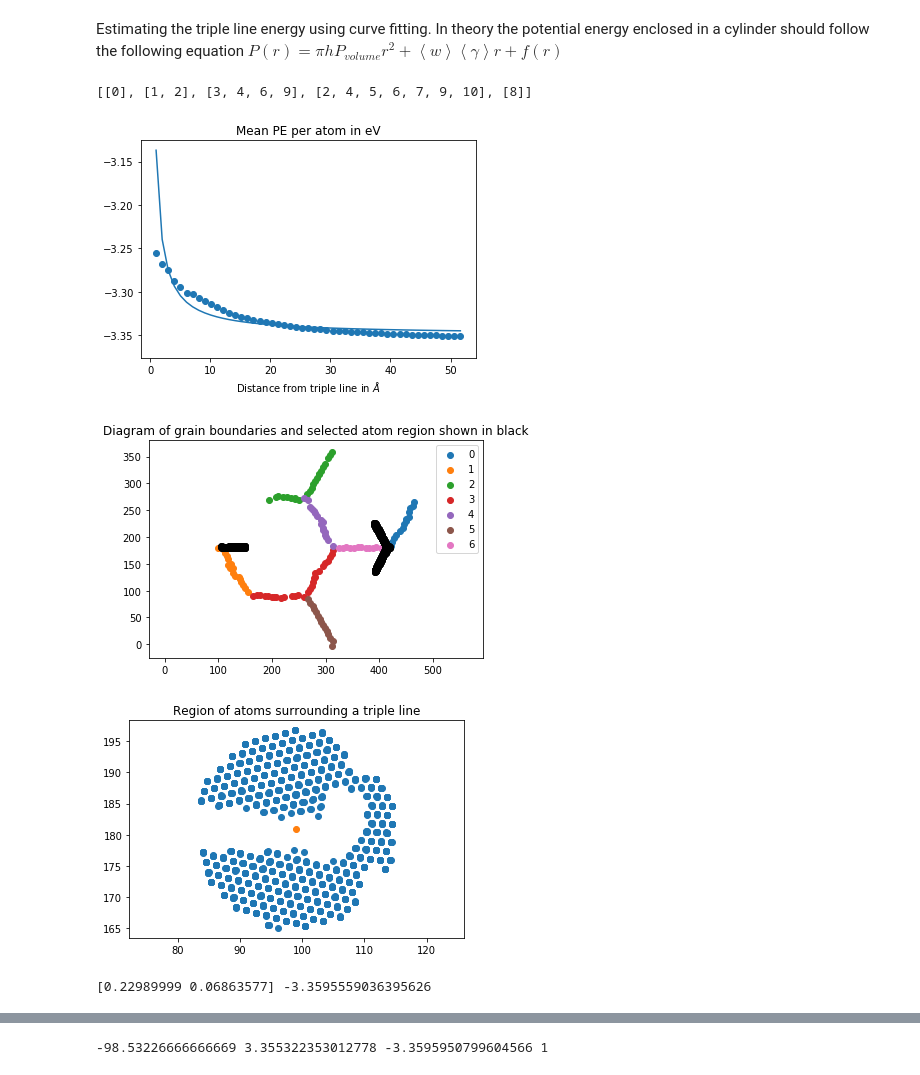
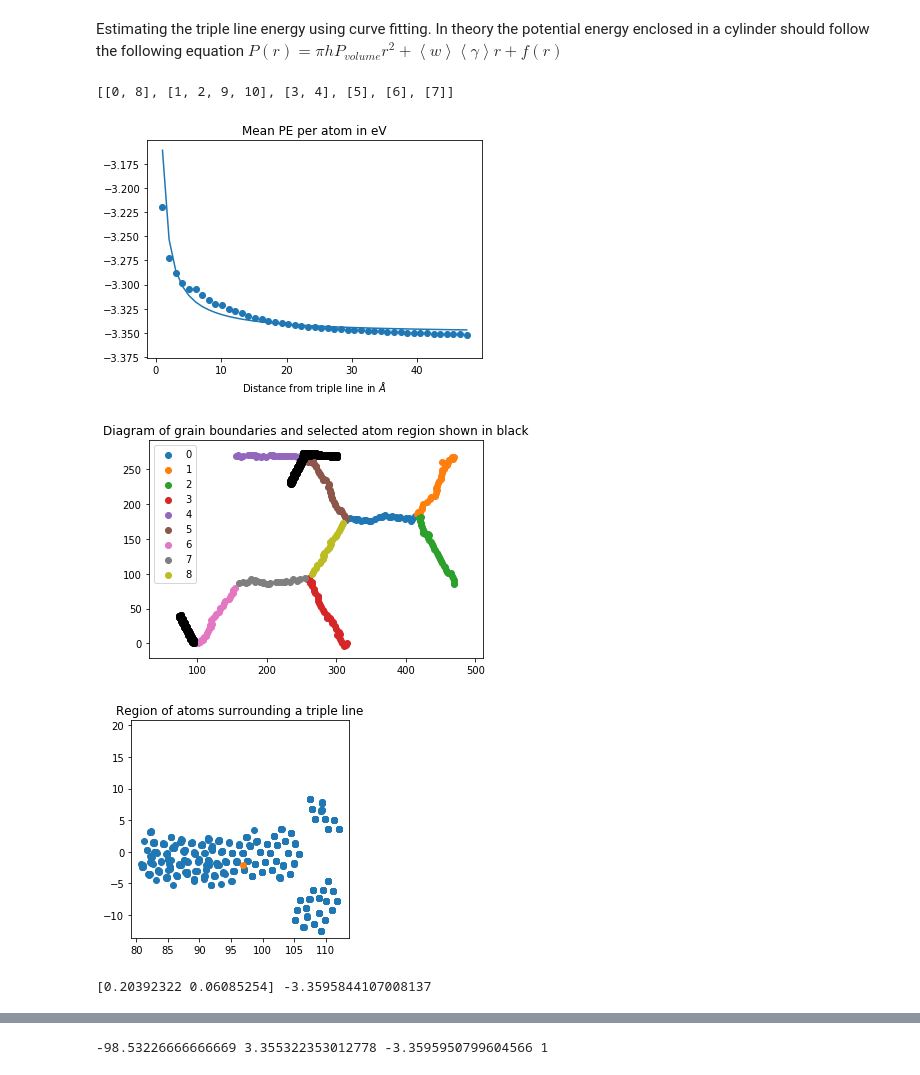
Before and after one commit to PaulTwine/TripleLines.github.io, a Jupyter notebook: TripleLine Fitting.ipynb, the cells around one changed output, grey strips where cells are left out. Cells and saved outputs as stored; diff of their text form; code cells hidden in the pictures.

Commit message:
laptop update with a few changes to MoveTripleLine

```diff
--- a/TripleLine Fitting.ipynb
+++ b/TripleLine Fitting.ipynb
@@ -49,7 +50,7 @@ def Rational(r,a,b,c):
 # %%
 #strDumpFile = '../../PythonLAMMPS/VolumeTest/dump.eam'
 #strDumpFile = '../data/dump.eam'
-strDumpFile = '/home/paul/csf3_scratch/TripleLines/data2/dump.eam2'
+strDumpFile = '/home/paul/csf3_scratch/TripleLines/2Axis111/data1/dump.eam1'
 a1=4.05
 a2= np.sqrt(3)*4.05
 strPMFile = strDumpFile + 'PM'
@@ -57,17 +58,17 @@ objData= LD.LAMMPSData(strPMFile,1)
 objProcess = objData.GetTimeStepByIndex(-1)
 objProcess.CategoriseAtoms()
 h = objProcess.CellHeight
-arrTriplePoints = objProcess.FindTripleLines(a2,a2,1)
+arrTriplePoints = objProcess.FindTripleLines(a2,4*a2,1)
 print(objProcess.MergePeriodicTripleLines(a2))
 fltMeanLattice = np.mean(objProcess.GetLatticeAtoms()[:,7])
 #print(objProcess.MergePeriodicGrainBoundaries(a2/16))
 def ReciprocalFit(r,b):
     return fltMeanLattice*1/(-b/(r+b)+1)
 # %% [output]
-[[0], [1, 2], [3, 4, 6, 9], [2, 4, 5, 6, 7, 9, 10], [8]]
+[[0, 8], [1, 2, 9, 10], [3, 4], [5], [6], [7]]
 # %%
 strType = 'mean'
-intTripleLine = 1
+intTripleLine = 3
 lstFit = []
 lstNumberOfAtoms = []
 lstNewValues = []
@@ -90,43 +91,38 @@ for index, r in enumerate(lstR):
     lstNumberOfAtoms.append(len(objProcess.FindCylindricalAtoms(objProcess.GetAtomData()[:,0:4], arrTriplePoints[intTripleLine],
                                                                r,h,7)))
     lstNewValues.append(lstV[index]*lstNumberOfAtoms[index])
     lstRSquared.append(r**2)
 #plt.ylim(-3.34,-3.26)
 plt.scatter(lstR,lstV)
 plt.plot(lstR, lstFitR)
 plt.title('Mean PE per atom in eV')
 plt.xlabel('Distance from triple line in $\AA$')
 plt.show()
 plt.axis('equal')
 for j in range(len(objProcess.GetGrainBoundaries())):
     plt.scatter(objProcess.GetGrainBoundaries(j).GetPoints()[:,0], objProcess.GetGrainBoundaries(j).GetPoints()[:,1])
 plt.legend(list(range(len(objProcess.GetGrainBoundaries()))))
 plt.scatter(objProcess.GetAtomsByID(lstI)[:,1],objProcess.GetAtomsByID(lstI)[:,2], c='black')
 plt.title('Diagram of grain boundaries and selected atom region shown in black')
 plt.show()
-plt.axis('equal')
+plt.axis('square')
 
-arrPoints = objProcess.FindValuesInCylinder(objProcess.GetLatticeAtoms()[:,0:4],
+arrPoints = objProcess.FindValuesInCylinder(objProcess.GetNonLatticeAtoms()[:,0:4],
                                             arrTriplePoints[intTripleLine], 4*a1,h,[1,2,3])
 arrMovedPoints = objProcess.PeriodicShiftAllCloser( arrTriplePoints[intTripleLine], arrPoints)
 plt.scatter(arrMovedPoints[:,0],arrMovedPoints[:,1])
 plt.scatter(arrTriplePoints[intTripleLine,0], arrTriplePoints[intTripleLine,1])
 #plt.scatter(arrPoint[0], arrPoint[1])
 popt2, popv2 =sc.optimize.curve_fit(LinearRule,lstRSquared, lstV)
 for r in lstRSquared:
     lstFit2.append(LinearRule(r, *popt2))
+plt.axis('square')
 plt.title('Region of atoms surrounding a triple line')
 plt.show()
-#plt.xlim(0,50)
-#plt.ylim(-420,0)
-#plt.scatter(lstRSquared, lstNewValues)
-#plt.plot(lstRSquared, lstFit)
+
 print(popt, fltMeanLattice)
-# lstlogR = list(map(np.log,lstR))
-# lstlogV = list(map(np.log,np.abs(lstV)))
-# plt.scatter(lstlogR,lstlogV)
 # %% [output]
-[figure, old version]
+[figure, new version]
-[figure, old version]
+[figure, new version]
-[figure, old version]
+[figure, new version]
-[0.22989999 0.06863577] -3.3595559036395626
+[0.20392322 0.06085254] -3.3595844107008137
```
Also changed, not shown: parts of 2 cells of this notebook, 3 other files.
